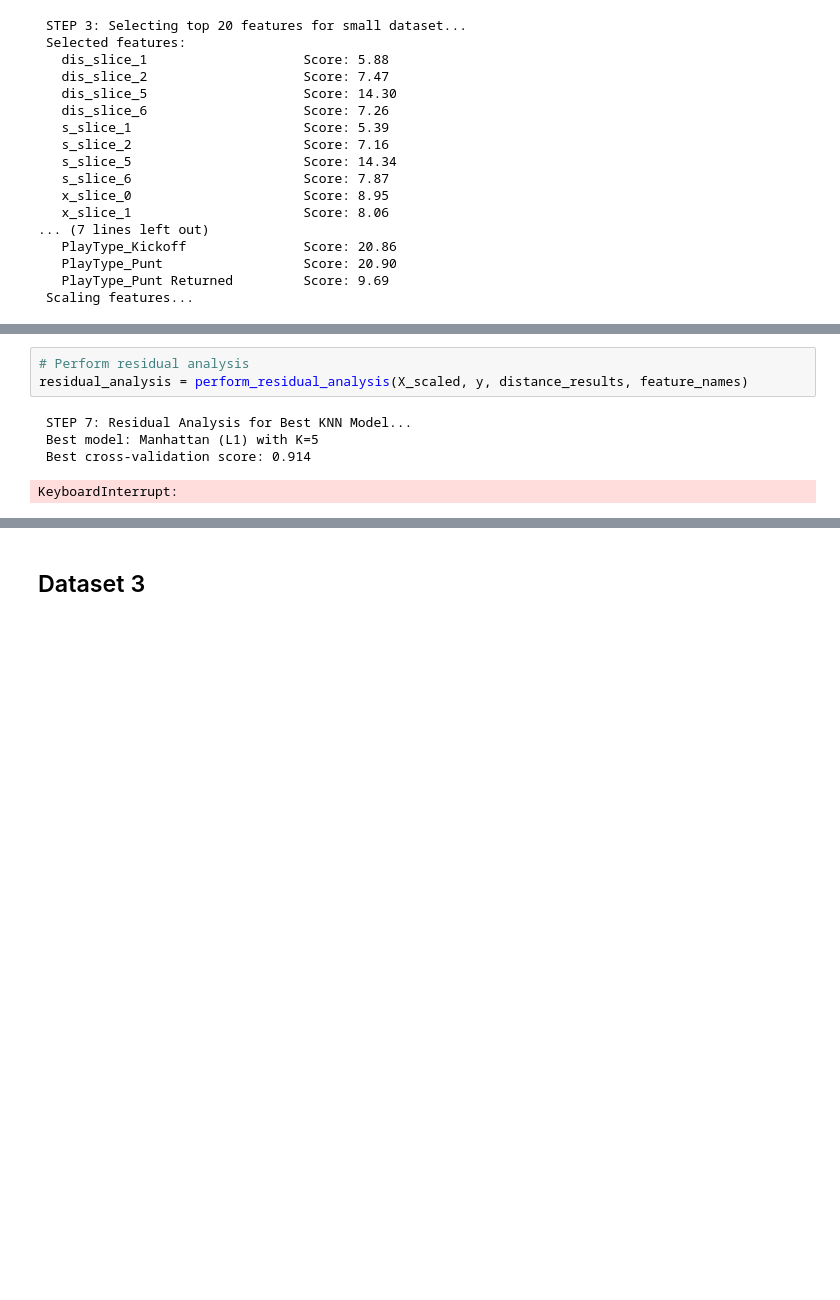
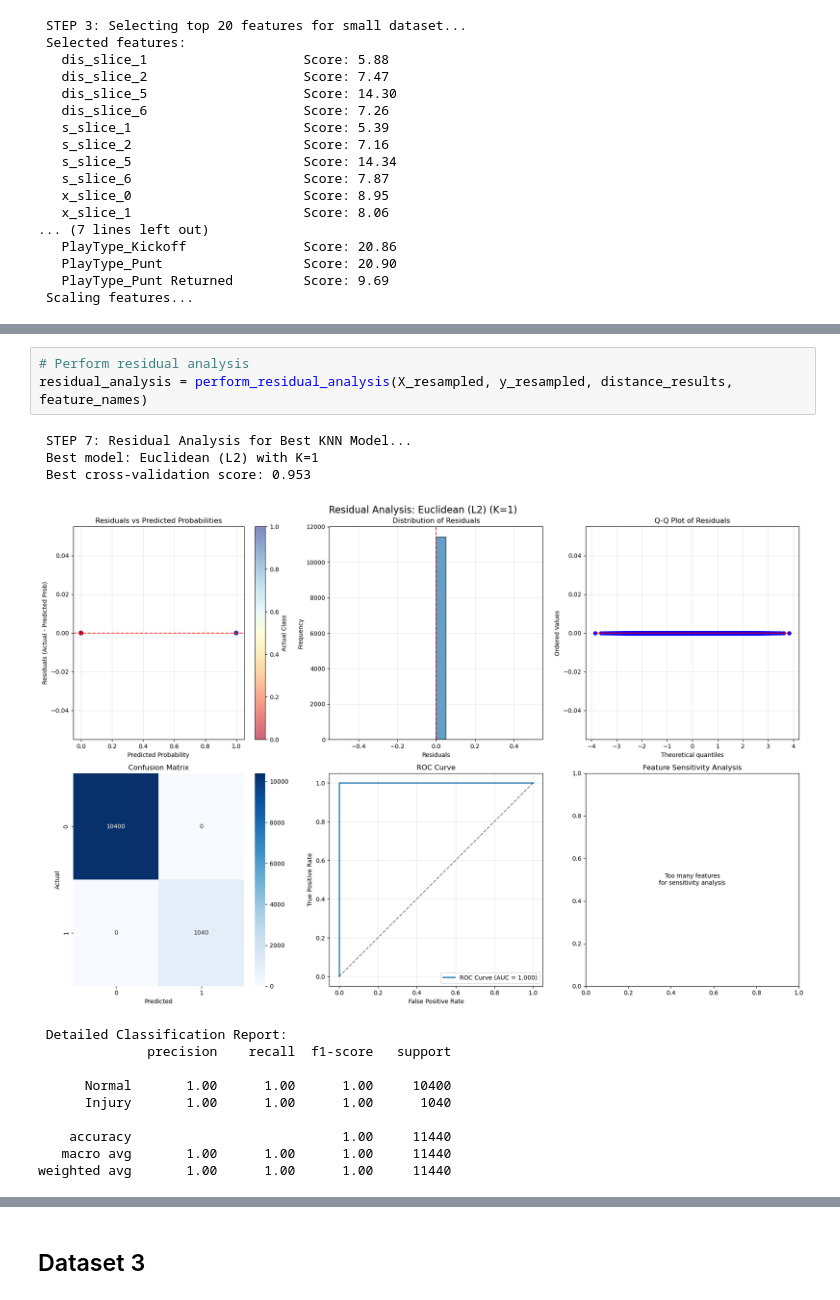
Before and after one commit to shmorhunmsds/summer_milestone_2, a Jupyter notebook: week_8_final.ipynb, the cells around one changed output, grey strips where cells are left out. Drawn from its saved outputs; the diff is of its cells as text; blank space fills up the shorter version.

```diff
--- a/week_8_final.ipynb
+++ b/week_8_final.ipynb
@@ -1598,8 +1717,17 @@ plot_distance_metrics_comparison(distance_results)
 # %%
 # Perform residual analysis
-residual_analysis = perform_residual_analysis(X_scaled, y, distance_results, feature_names)
+residual_analysis = perform_residual_analysis(X_resampled, y_resampled, distance_results, feature_names)
 # %% [output]
  STEP 7: Residual Analysis for Best KNN Model...
- Best model: Manhattan (L1) with K=5
- Best cross-validation score: 0.914
+ Best model: Euclidean (L2) with K=1
+ Best cross-validation score: 0.953
+[figure, added]
-KeyboardInterrupt:
+ Detailed Classification Report:
+              precision    recall  f1-score   support
+
+      Normal       1.00      1.00      1.00     10400
+      Injury       1.00      1.00      1.00      1040
+
+    accuracy                           1.00     11440
+   macro avg       1.00      1.00      1.00     11440
+weighted avg       1.00      1.00      1.00     11440
```
Also changed, not shown: parts of 29 cells of this notebook, 1 other file.
